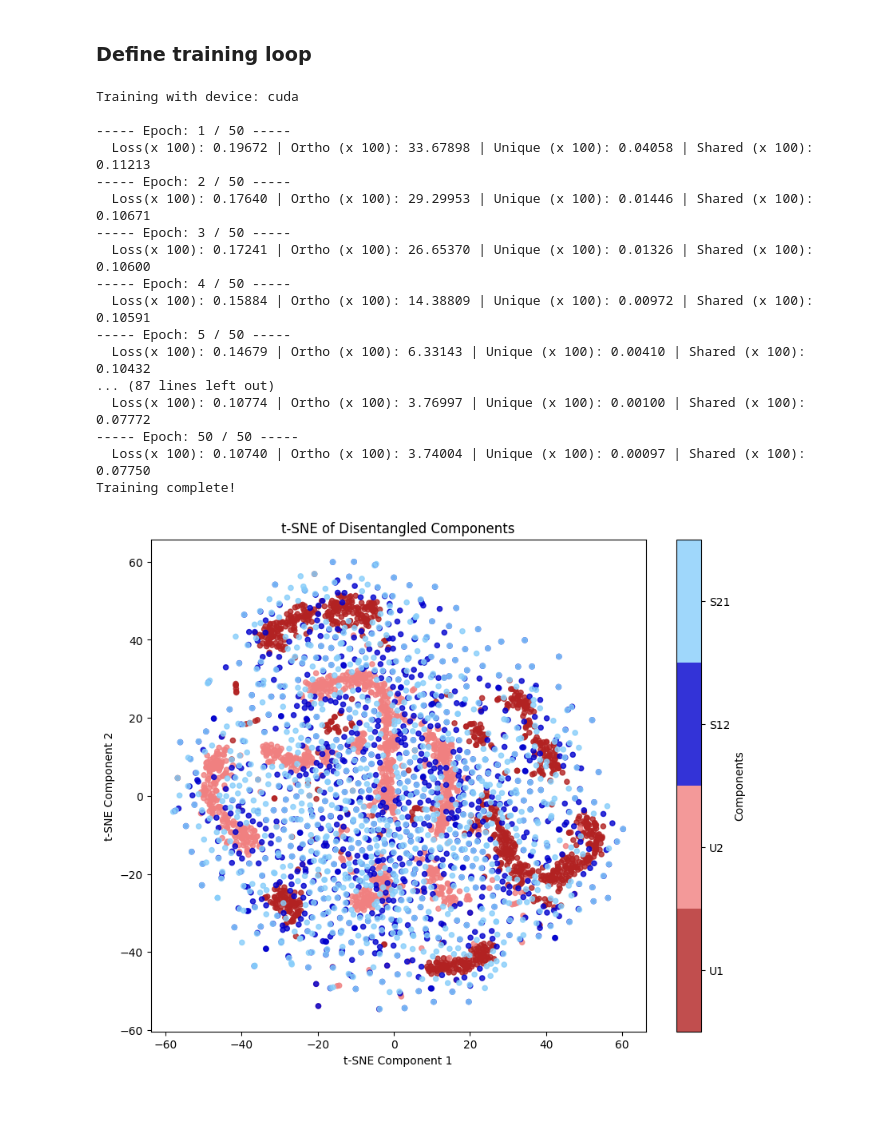
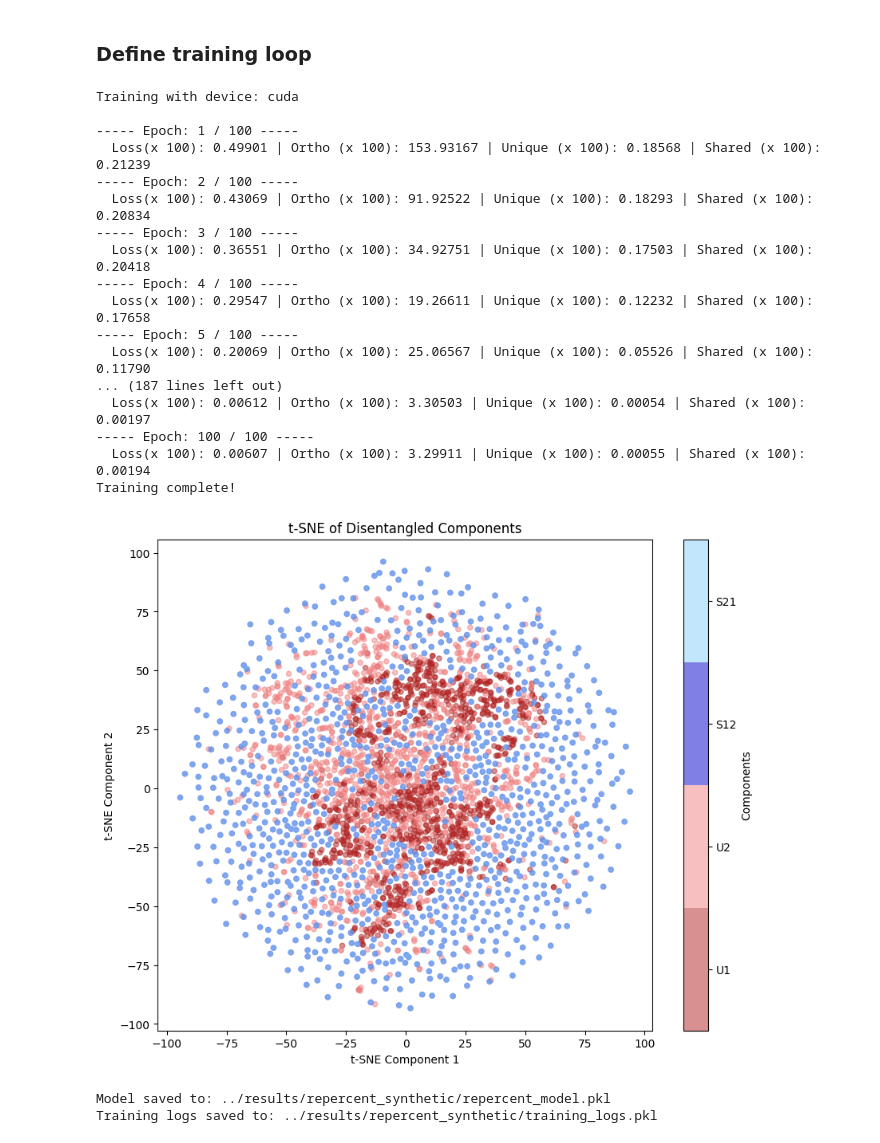
Before and after one commit to Vascorn/RePercENT, a Jupyter notebook: notebooks/repercent_synthetic.ipynb, the cells around one changed output. Cells and saved outputs as stored; diff of their text form; code cells hidden in the pictures; blank space fills up the shorter version.

```diff
--- a/notebooks/repercent_synthetic.ipynb
+++ b/notebooks/repercent_synthetic.ipynb
@@ -34,7 +34,7 @@ Using device: cuda
 # %%
 N_data = 100000
 latent_dim = {'Zs': 32, 'Z1': 32, 'Z2': 32}
-mod_type= "identity"  # "rbf", "random", "identity"
+mod_type= "random"  # "rbf", "random", "identity"
 t1, t2 = 5, 10
 gamma1, gamma2 = 2.0, 1.0
 normalize = False
@@ -221,7 +221,7 @@ torch.cuda.empty_cache()
 alpha = 0.5
 lmd = 0.001
 dissen_loss = DisenLoss(alpha=alpha, lmd=lmd)
-EPOCHS = 50
+EPOCHS = 100
 BATCH_SZ = 4048
 LR = 0.01
 dataloader = DataLoader(dataset, batch_size=BATCH_SZ, shuffle=True)
@@ -296,20 +296,20 @@ print("Training complete!")
 # %% [output]
 Training with device: cuda
 
------ Epoch: 1 / 50 -----
-  Loss(x 100): 0.19672 | Ortho (x 100): 33.67898 | Unique (x 100): 0.04058 | Shared (x 100): 0.11213
------ Epoch: 2 / 50 -----
-  Loss(x 100): 0.17640 | Ortho (x 100): 29.29953 | Unique (x 100): 0.01446 | Shared (x 100): 0.10671
------ Epoch: 3 / 50 -----
-  Loss(x 100): 0.17241 | Ortho (x 100): 26.65370 | Unique (x 100): 0.01326 | Shared (x 100): 0.10600
------ Epoch: 4 / 50 -----
-  Loss(x 100): 0.15884 | Ortho (x 100): 14.38809 | Unique (x 100): 0.00972 | Shared (x 100): 0.10591
------ Epoch: 5 / 50 -----
-  Loss(x 100): 0.14679 | Ortho (x 100): 6.33143 | Unique (x 100): 0.00410 | Shared (x 100): 0.10432
-... (87 lines left out)
-  Loss(x 100): 0.10774 | Ortho (x 100): 3.76997 | Unique (x 100): 0.00100 | Shared (x 100): 0.07772
------ Epoch: 50 / 50 -----
-  Loss(x 100): 0.10740 | Ortho (x 100): 3.74004 | Unique (x 100): 0.00097 | Shared (x 100): 0.07750
+----- Epoch: 1 / 100 -----
+  Loss(x 100): 0.49901 | Ortho (x 100): 153.93167 | Unique (x 100): 0.18568 | Shared (x 100): 0.21239
+----- Epoch: 2 / 100 -----
+  Loss(x 100): 0.43069 | Ortho (x 100): 91.92522 | Unique (x 100): 0.18293 | Shared (x 100): 0.20834
+----- Epoch: 3 / 100 -----
+  Loss(x 100): 0.36551 | Ortho (x 100): 34.92751 | Unique (x 100): 0.17503 | Shared (x 100): 0.20418
+----- Epoch: 4 / 100 -----
+  Loss(x 100): 0.29547 | Ortho (x 100): 19.26611 | Unique (x 100): 0.12232 | Shared (x 100): 0.17658
+----- Epoch: 5 / 100 -----
+  Loss(x 100): 0.20069 | Ortho (x 100): 25.06567 | Unique (x 100): 0.05526 | Shared (x 100): 0.11790
+... (187 lines left out)
+  Loss(x 100): 0.00612 | Ortho (x 100): 3.30503 | Unique (x 100): 0.00054 | Shared (x 100): 0.00197
+----- Epoch: 100 / 100 -----
+  Loss(x 100): 0.00607 | Ortho (x 100): 3.29911 | Unique (x 100): 0.00055 | Shared (x 100): 0.00194
 Training complete!
 # %%
 from sklearn.decomposition import PCA
@@ -340,35 +340,55 @@ with torch.no_grad():
     s_12 = outputs_viz['Z1'][1].cpu().numpy() # shared component from modality 1
     s_21 = outputs_viz['Z2'][1].cpu().numpy() # shared component from modality 2
 
     labels = [0] * z_1.shape[0] + [1] * z_2.shape[0] + s_12.shape[0] * [2] + s_21.shape[0] * [3]
 
     # t-SNE 2D visualization
     # Concatenate all components for t-SNE
     concat = np.concatenate([z_1, z_2, s_12, s_21], axis=0)
 
     # t-SNE 2D visualization
     tsne = TSNE(n_components=2, random_state=42, perplexity=30)
     tsne_result = tsne.fit_transform(concat)
 
     plt.figure(figsize=(10, 8))
     colors = ['#b22222', '#f08080', '#0000cd', '#87cefa']  # dark red, light red, dark blue, light blue
 
 
     # Create colormap
     cmap = ListedColormap(colors)
-    scatter3 = plt.scatter(tsne_result[:, 0], tsne_result[:, 1], c=labels, cmap= cmap, alpha=0.8, s= 20)
+    scatter3 = plt.scatter(tsne_result[:, 0], tsne_result[:, 1], c=labels, cmap= cmap, alpha=0.5, s= 20)
 
     # Discrete colorbar for four labels
     cbar = plt.colorbar(scatter3, ticks=[0, 1, 2, 3], boundaries=[-0.5, 0.5, 1.5, 2.5, 3.5])
     cbar.set_label('Components')
     cbar.set_ticklabels(['U1', 'U2', 'S12', 'S21'])
 
     plt.title('t-SNE of Disentangled Components')
     plt.xlabel('t-SNE Component 1')
     plt.ylabel('t-SNE Component 2')
     plt.show()
 # %% [output]
-[figure, old version]
+[figure, new version]
+# %%
+import pickle
+
+results_dir = '../results/repercent_synthetic/'
+os.makedirs(results_dir, exist_ok=True)
+# Save the trained model weights as pickle file
+model_path = os.path.join(results_dir, 'repercent_model.pkl')
+with open(model_path, 'wb') as f:
+    pickle.dump(model.state_dict(), f)
+
+# Save training logs as pickle file
+logs_path = os.path.join(results_dir, 'training_logs.pkl')
+with open(logs_path, 'wb') as f:
+    pickle.dump(train_loss_logs, f)
+
+print(f"Model saved to: {model_path}")
+print(f"Training logs saved to: {logs_path}")
+# %% [output]
+Model saved to: ../results/repercent_synthetic/repercent_model.pkl
+Training logs saved to: ../results/repercent_synthetic/training_logs.pkl
 # %%
 import matplotlib.pyplot as plt
 
```
Also changed, not shown: parts of 3 cells of this notebook, 2 other files.
